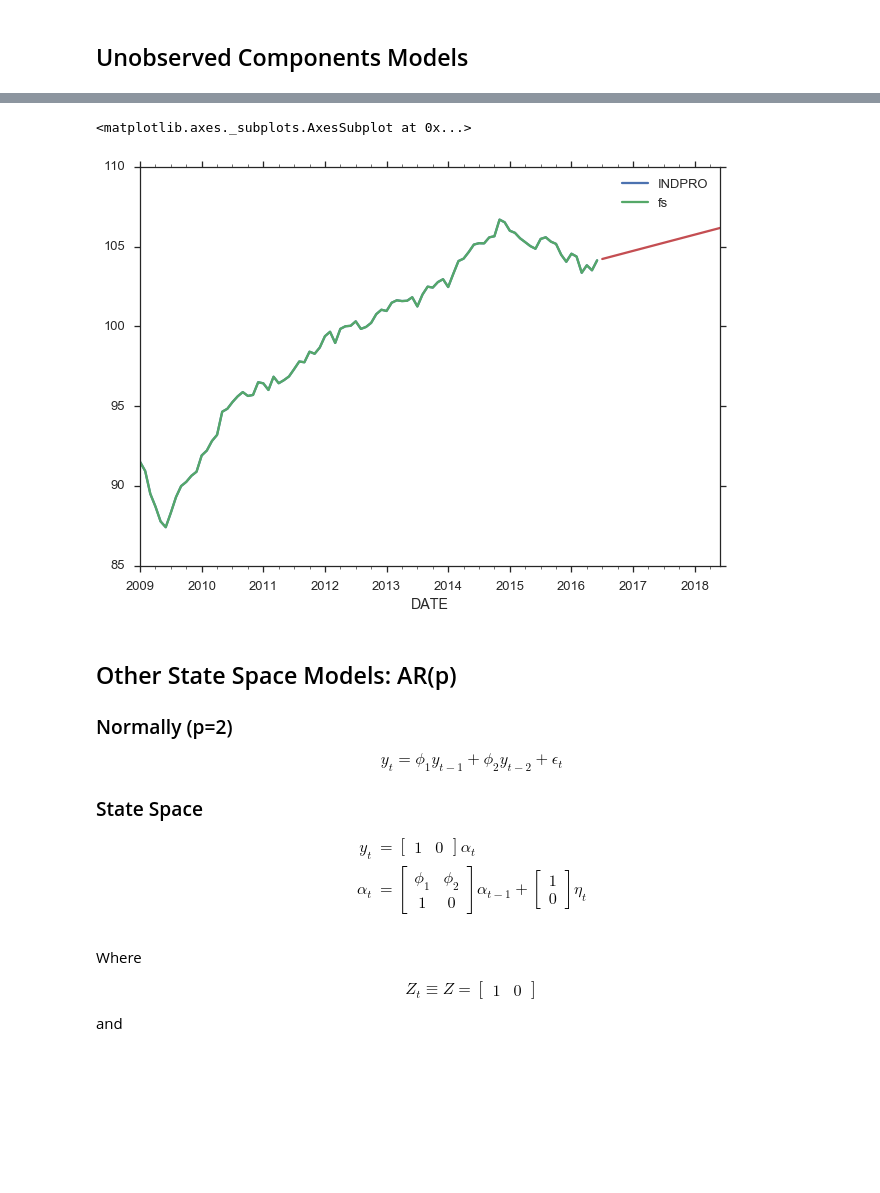
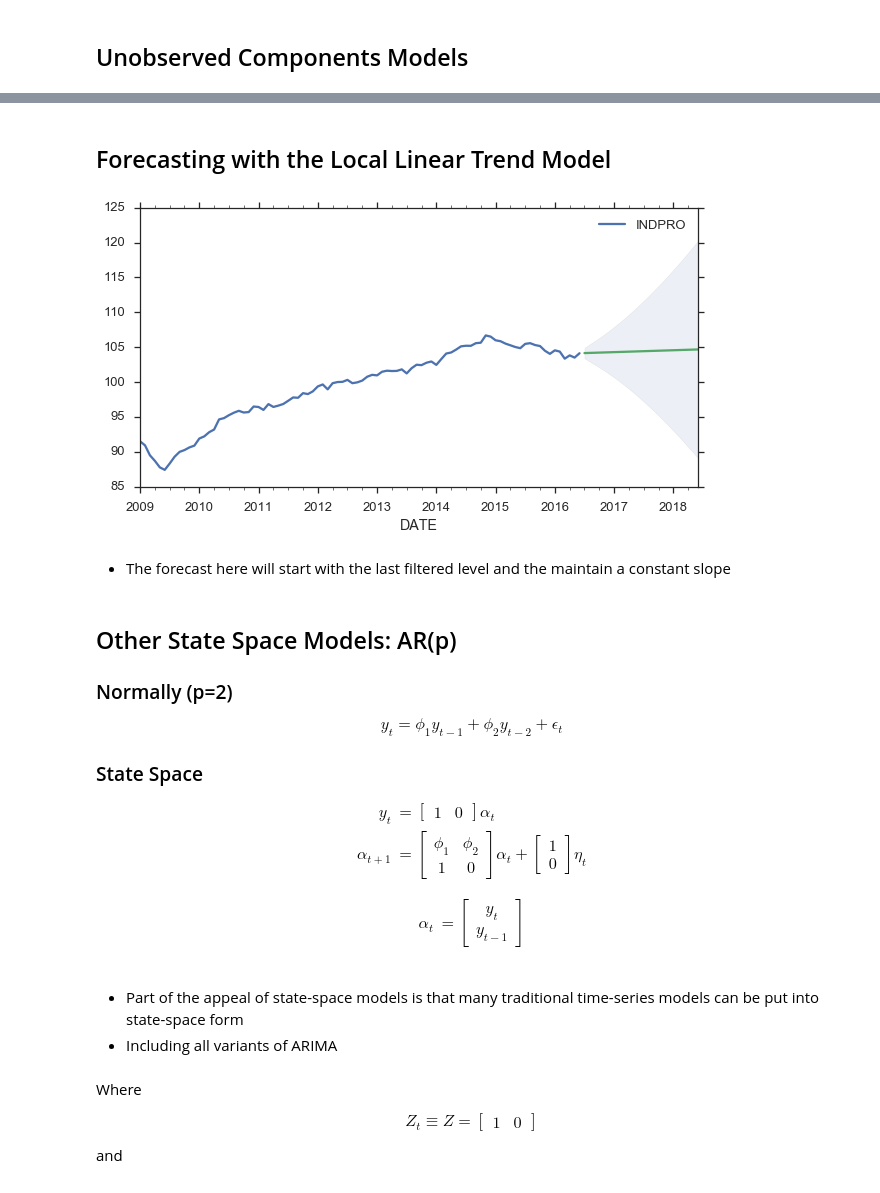
Before and after one commit to mikemull/Notebooks, a Jupyter notebook: Kalman-Slides-PyDataChicago2016.ipynb, the cells around one changed output, grey strips where cells are left out. Cells and saved outputs as stored; diff of their text form; code cells hidden in the pictures; blank space fills up the shorter version.

Commit message:
Last minute panic changes

```diff
--- a/Kalman-Slides-PyDataChicago2016.ipynb
+++ b/Kalman-Slides-PyDataChicago2016.ipynb
@@ -341,6 +412,6 @@ indpro_mod = UnobservedComponents(df_indpro.INDPRO,
                                   level=True,
                                   trend=True,
                                   stochastic_level=True,
-                                  stochatist_trend=True)
+                                  stochastic_trend=True)
 indpro_res = indpro_mod.fit(method='powell', disp=False)
-indpro_res.summary()
+#indpro_res.summary()
@@ -362,10 +418,17 @@ Unobserved Components Results
+# %% [markdown]
+## Forecasting with the Local Linear Trend Model
 # %%
+fig, ax = plt.subplots(figsize=(10,5))
+
 fres = indpro_res.get_forecast('2018-06-01')
-df_indpro.ix['2009-01-01':].plot()
+df_indpro.ix['2009-01-01':].plot(ax=ax)
 fres.predicted_mean.plot()
+fres_ci = fres.conf_int()
+_=ax.fill_between(fres_ci.index, fres_ci['lower INDPRO'], fres_ci['upper INDPRO'], alpha=0.1)
 # %% [output]
-<matplotlib.axes._subplots.AxesSubplot at 0x...>
-[figure, old version]
+[figure, new version]
+# %% [markdown]
+- The forecast here will start with the last filtered level and the maintain a constant slope
 # %% [markdown]
 ## Other State Space Models: AR(p)
 
@@ -378,12 +441,21 @@ $$
 $$
 \begin{align}
    y_t & = \begin{bmatrix} 1 & 0 \end{bmatrix} \alpha_t \\
-   \alpha_t & = \begin{bmatrix}
+   \alpha_{t+1} & = \begin{bmatrix}
       \phi_1 & \phi_2 \\
            1 &      0
-   \end{bmatrix} \alpha_{t-1} + \begin{bmatrix} 1 \\ 0 \end{bmatrix} \eta_t
+   \end{bmatrix} \alpha_t + \begin{bmatrix} 1 \\ 0 \end{bmatrix} \eta_t
 \end{align}
 $$
+
+$$
+\begin{align}
+   \alpha_t & = \begin{bmatrix} y_t \\ y_{t-1} \end{bmatrix} \\
+\end{align}
+$$
+# %% [markdown]
+- Part of the appeal of state-space models is that many traditional time-series models can be put into state-space form
+- Including all variants of ARIMA
 # %% [markdown]
 Where
 
```
Also changed, not shown: parts of 58 cells of this notebook, 3 other files.
